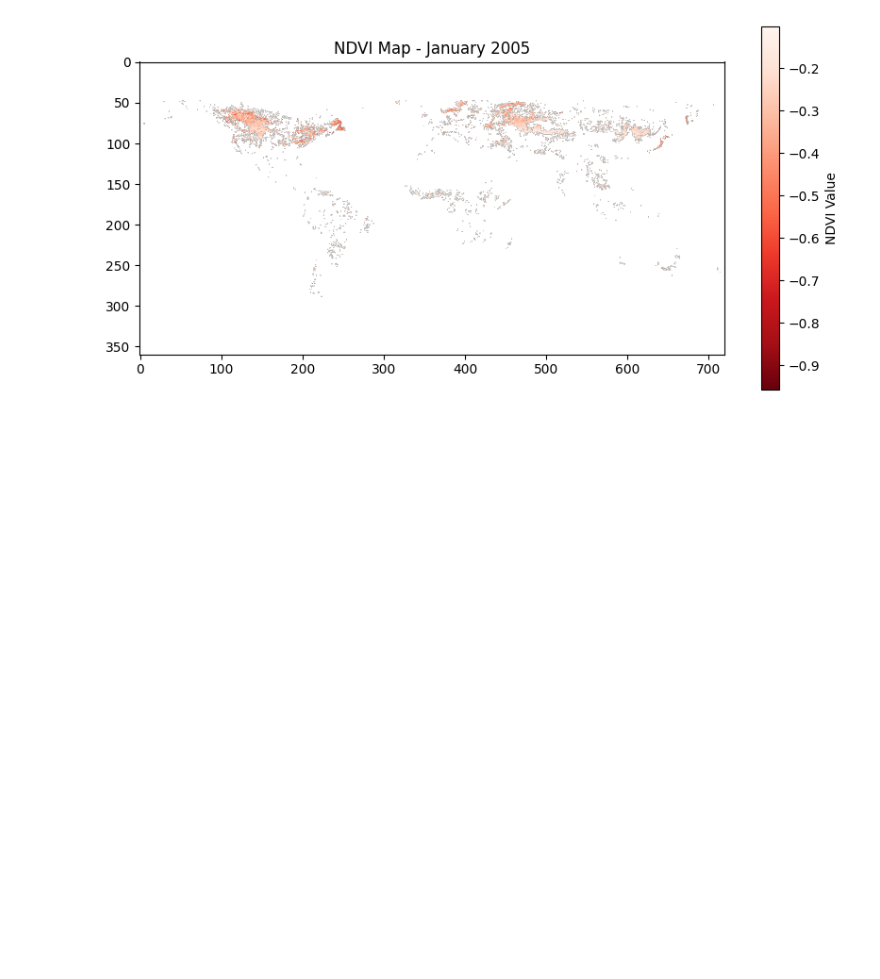
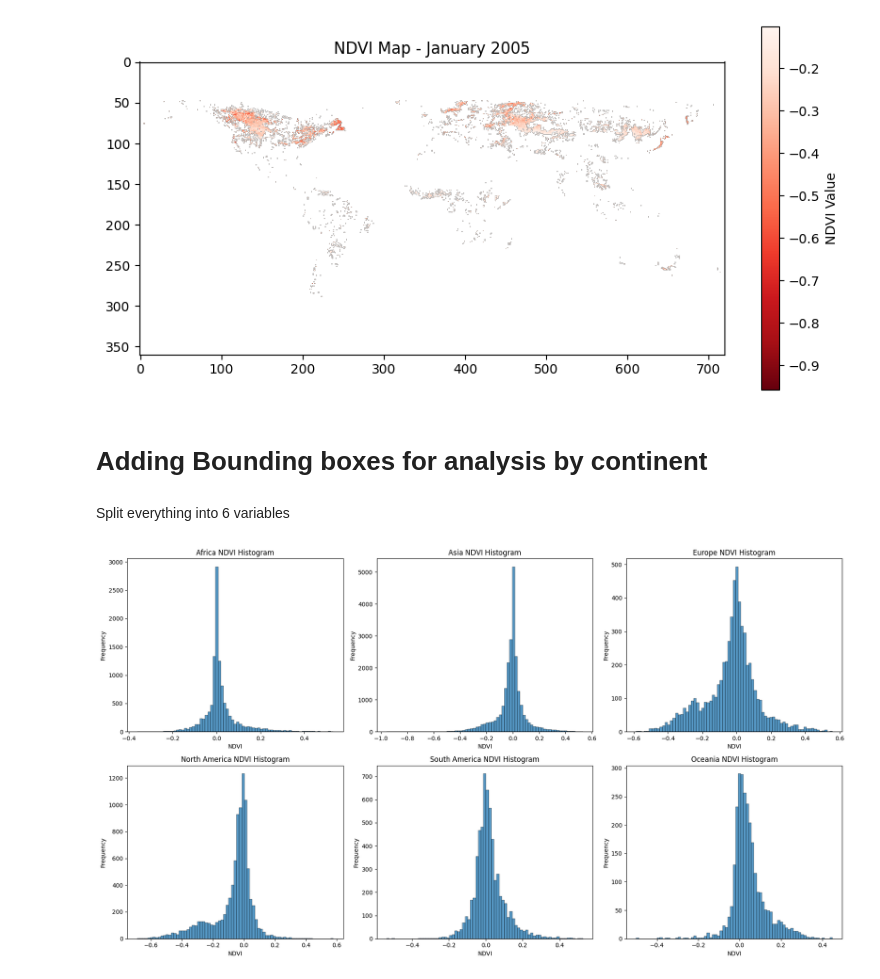
Before and after one commit to dhruv114523/sat-image-processing, a Jupyter notebook: main.ipynb, the cells around one changed output. Drawn from its saved outputs; the diff is of its cells as text; code cells hidden in the pictures; blank space fills up the shorter version.

```diff
--- a/main.ipynb
+++ b/main.ipynb
@@ -193,3 +215,5 @@ cbar = plt.colorbar(sm, ax=ax, label="NDVI Value")
 plt.show()
 # %% [output]
 [figure]
+# %% [markdown]
+# Adding Bounding boxes for analysis by continent
@@ -195,0 +269,29 @@ plt.show()
+# %% [markdown]
+Split everything into 6 variables
+# %%
+continents = {
+    "Africa": ndvi_Africa,
+    "Asia": ndvi_Asia,
+    "Europe": ndvi_Europe,
+    "North America": ndvi_North_America,
+    "South America": ndvi_South_America,
+    "Oceania": ndvi_Australia
+}
+
+# Create subplots grid (2 rows x 3 columns)
+fig, axes = plt.subplots(2, 3, figsize=(18, 10))
+axes = axes.flatten()
+
+for i, (continent, ndvi_data) in enumerate(continents.items()):
+    ndvi_flat = ndvi_data.flatten()
+    ndvi_flat = ndvi_flat[~np.isnan(ndvi_flat)]  # Remove NaNs
+
+    sns.histplot(ndvi_flat, bins=75, ax=axes[i])
+    axes[i].set_title(f"{continent} NDVI Histogram")
+    axes[i].set_xlabel("NDVI")
+    axes[i].set_ylabel("Frequency")
+
+plt.tight_layout()
+plt.show()
+# %% [output]
+[figure, added]
```
Also changed, not shown: parts of 6 cells of this notebook, 1 other file.
